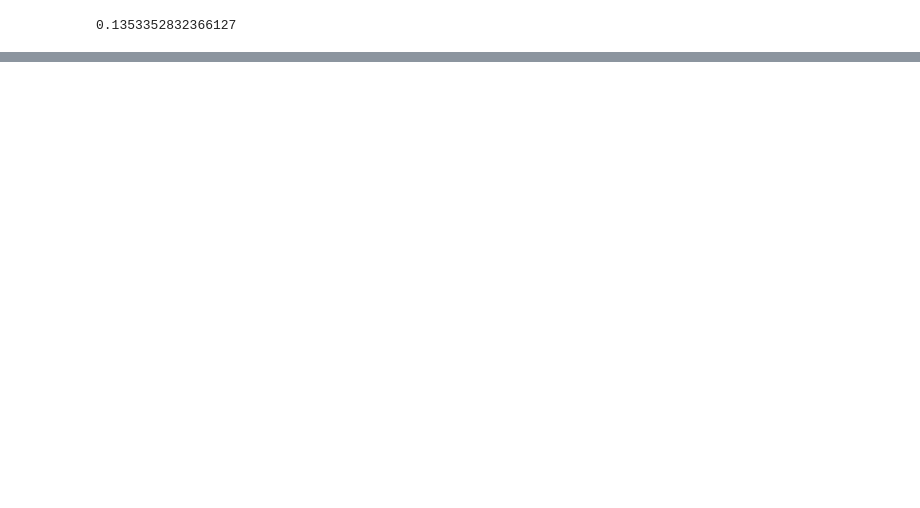
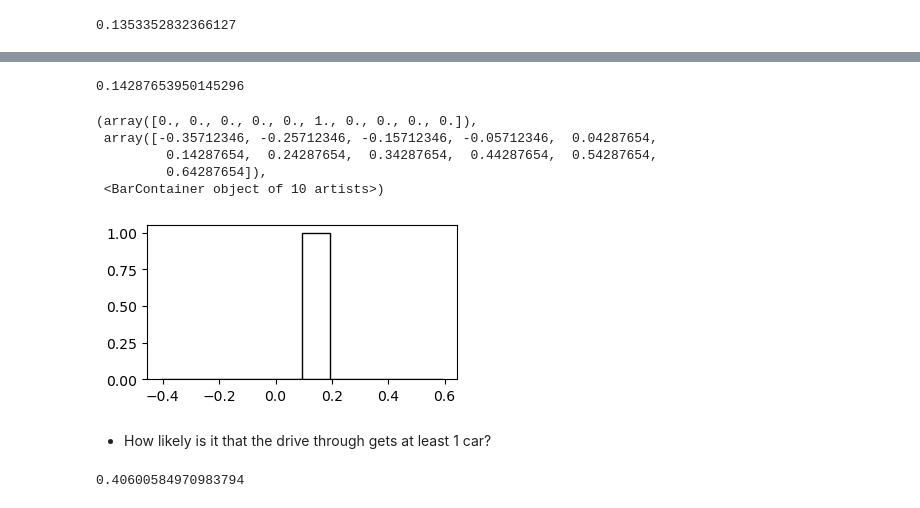
Before and after one commit to MigashaneVictoire/statistics-exercises, a Jupyter notebook: probability_distributions.ipynb, the cells around one changed output, grey strips where cells are left out. Drawn from its saved outputs; the diff is of its cells as text; code cells hidden in the pictures; blank space fills up the shorter version.

```diff
--- a/probability_distributions.ipynb
+++ b/probability_distributions.ipynb
@@ -29,0 +56,25 @@ poisson_cars_at_drive_up.pmf(0)
+# %%
+# apply survival function
+x = poisson_cars_at_drive_up.sf(3) # (sf) tells us what the probability of our random variable falling above a certain value i
+x
+# %% [output]
+0.14287653950145296
+# %%
+# plot the survival function of 3 or more cars come through the drive through
+plt.figure(figsize=(4,2))
+plt.hist(x, align="left", color="w", edgecolor="black", width=0.1)
+# %% [output]
+(array([0., 0., 0., 0., 0., 1., 0., 0., 0., 0.]),
+ array([-0.35712346, -0.25712346, -0.15712346, -0.05712346,  0.04287654,
+         0.14287654,  0.24287654,  0.34287654,  0.44287654,  0.54287654,
+         0.64287654]),
+ <BarContainer object of 10 artists>)
+[figure, added]
+# %% [markdown]
+- How likely is it that the drive through gets at least 1 car?
+# %%
+# apply comulative distribution function
+x = poisson_cars_at_drive_up.cdf(1) # (cdf) tells us the likelihood of a single outcome or all the results below it.
+x
+# %% [output]
+0.40600584970983794
```
Also changed, not shown: parts of 13 cells of this notebook.
